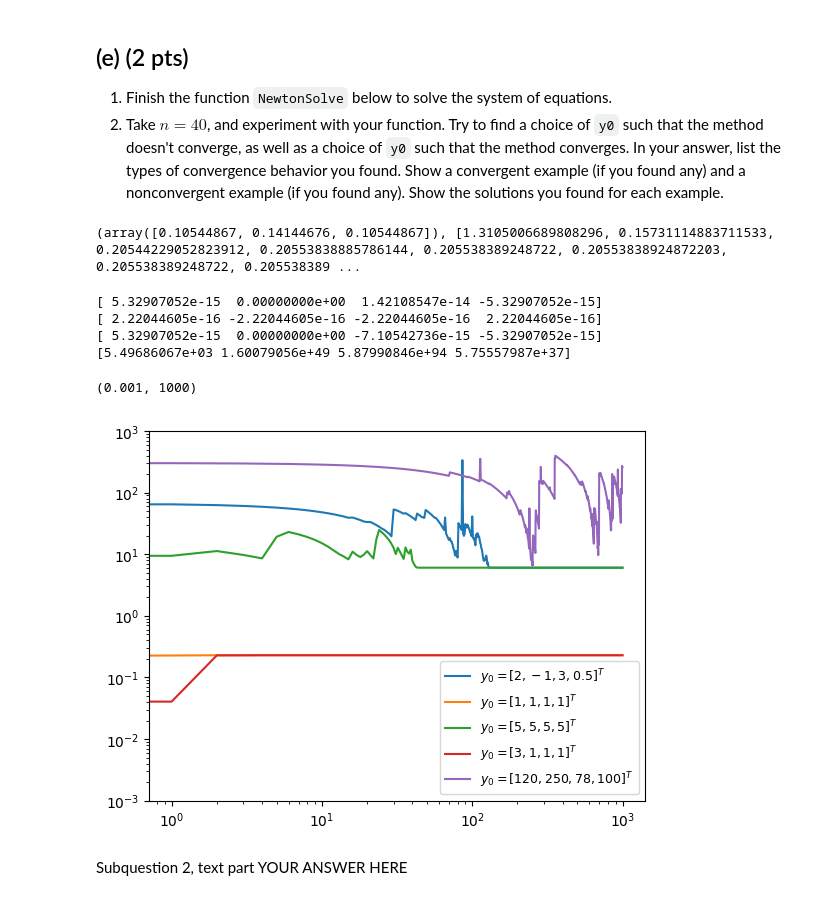
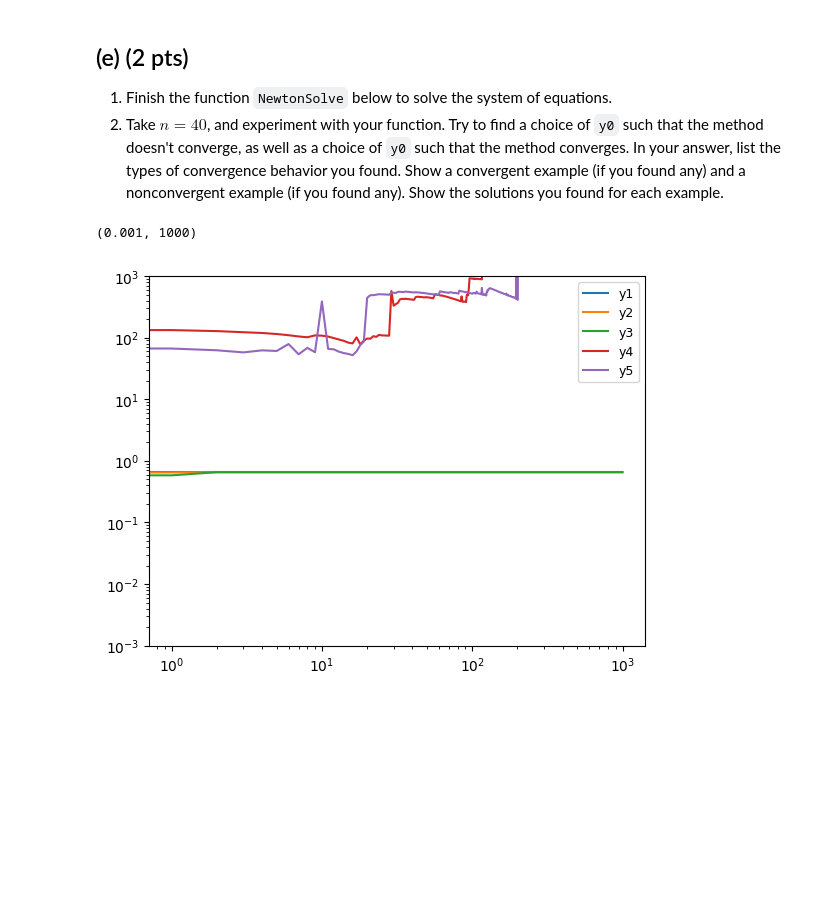
Before and after one commit to koenweverink/numericalAlgorithms, a Jupyter notebook: hw4_2023.ipynb, the cells around one changed output. Drawn from its saved outputs; the diff is of its cells as text; code cells hidden in the pictures; blank space fills up the shorter version.

```diff
--- a/hw4_2023.ipynb
+++ b/hw4_2023.ipynb
@@ -266,12 +307,18 @@ F(y + s) = [  2.38560102   7.46331735 -51.71260007   7.46331735   2.38560102]
 1. Finish the function `NewtonSolve` below to solve the system of equations.
 2. Take $n=40$, and experiment with your function. Try to find a choice of `y0` such that the method doesn't converge, as well as a choice of `y0` such that the method converges. In your answer, list the types of convergence behavior you found. Show a convergent example (if you found any) and a nonconvergent example (if you found any). Show the solutions you found for each example.
 # %%
-# Subquestion 1.
 def NewtonSolve(y0, K):
     """
-    Use Newton's method to solve F(y) = 0 with initial guess y0 and K iterations.
-    Input: y0 (initial guess), K 9number of iterations
-    Output: approximate solution to the root problem
+    Apply Newton's method to solve a nonlinear system of equations.
+
+    Parameters:
+    - y0 (numpy.ndarray): Initial guess for the solution.
+    - K (int): Number of iterations to perform.
+
+    Returns:
+    - tuple: A tuple containing:
+        - y (numpy.ndarray): The estimated solution to the nonlinear system.
+        - newton_iterations (list): List of norms of the solution at each iteration.
     """
 
     y = y0
@@ -281,49 +328,33 @@ def NewtonSolve(y0, K):
         y += sk
         newton_iterations.append(np.linalg.norm(y))
     return y, newton_iterations
-
-y0 = [1, 2, 1]
-K = 10
-print(NewtonSolve(y0, K))
-# %% [output]
-(array([0.10544867, 0.14144676, 0.10544867]), [1.3105006689808296, 0.15731114883711533, 0.20544229052823912, 0.20553838885786144, 0.205538389248722, 0.20553838924872203, 0.205538389248722, 0.205538389 ...
 # %%
-# Subquestion 2, code part
+n = 40
 
-y0_0 = [2, -1, 3, 0.5]
-y0_1 = np.ones(4)
-y0_2 = [5, 5, 5, 5]
-y0_3 = [3, 1, 1, 1]
-y0_4 = [120, 250, 78, 100]
+y0_0 = np.zeros(n)
+y0_1 = np.ones(n)
+y0_2 = y0_1 / 2 + 1
+y0_3 = np.arange(n, dtype=np.float64)
+y0_4 = y0_3 / 2 + 1
 
 K = 1000
-
-newton_iterations = []
 
 y0, newton_iterations = NewtonSolve(y0_0, K)
 y1, newton_iterations_1 = NewtonSolve(y0_1, K)
 y2, newton_iterations_2 = NewtonSolve(y0_2, K)
 y3, newton_iterations_3 = NewtonSolve(y0_3, K)
 y4, newton_iterations_4 = NewtonSolve(y0_4, K)
 
-print(F(y0))
-print(F(y1))
-print(F(y2))
-print(F(y4))
 
-plt.loglog(range(K), newton_iterations, label = '$y_0 = [2,-1,3,0.5]^T$')
-plt.loglog(range(K), newton_iterations_1, label = '$y_0 = [1,1,1,1]^T$')
-plt.loglog(range(K), newton_iterations_2, label = '$y_0 = [5,5,5,5]^T$')
-plt.loglog(range(K), newton_iterations_3, label = '$y_0 = [3,1,1,1]^T$')
-plt.loglog(range(K), newton_iterations_4, label = '$y_0 = [120,250,78,100]^T$')
+plt.plot(range(K), newton_iterations, label = 'y1')
+plt.plot(range(K), newton_iterations_1, label = 'y2')
+plt.plot(range(K), newton_iterations_2, label = 'y3')
+plt.plot(range(K), newton_iterations_3, label = 'y4')
+plt.plot(range(K), newton_iterations_4, label = 'y5')
+plt.xscale('log')
+plt.yscale('log')
 plt.legend(fontsize=9)
 plt.ylim(10**(-3), 10**3)
 # %% [output]
-[ 5.32907052e-15  0.00000000e+00  1.42108547e-14 -5.32907052e-15]
-[ 2.22044605e-16 -2.22044605e-16 -2.22044605e-16  2.22044605e-16]
-[ 5.32907052e-15  0.00000000e+00 -7.10542736e-15 -5.32907052e-15]
-[5.49686067e+03 1.60079056e+49 5.87990846e+94 5.75557987e+37]
+(0.001, 1000)
-(0.001, 1000)
-[figure, old version]
+[figure, new version]
-# %% [markdown]
-Subquestion 2, text part YOUR ANSWER HERE
```
Also changed, not shown: parts of 4 cells of this notebook.
